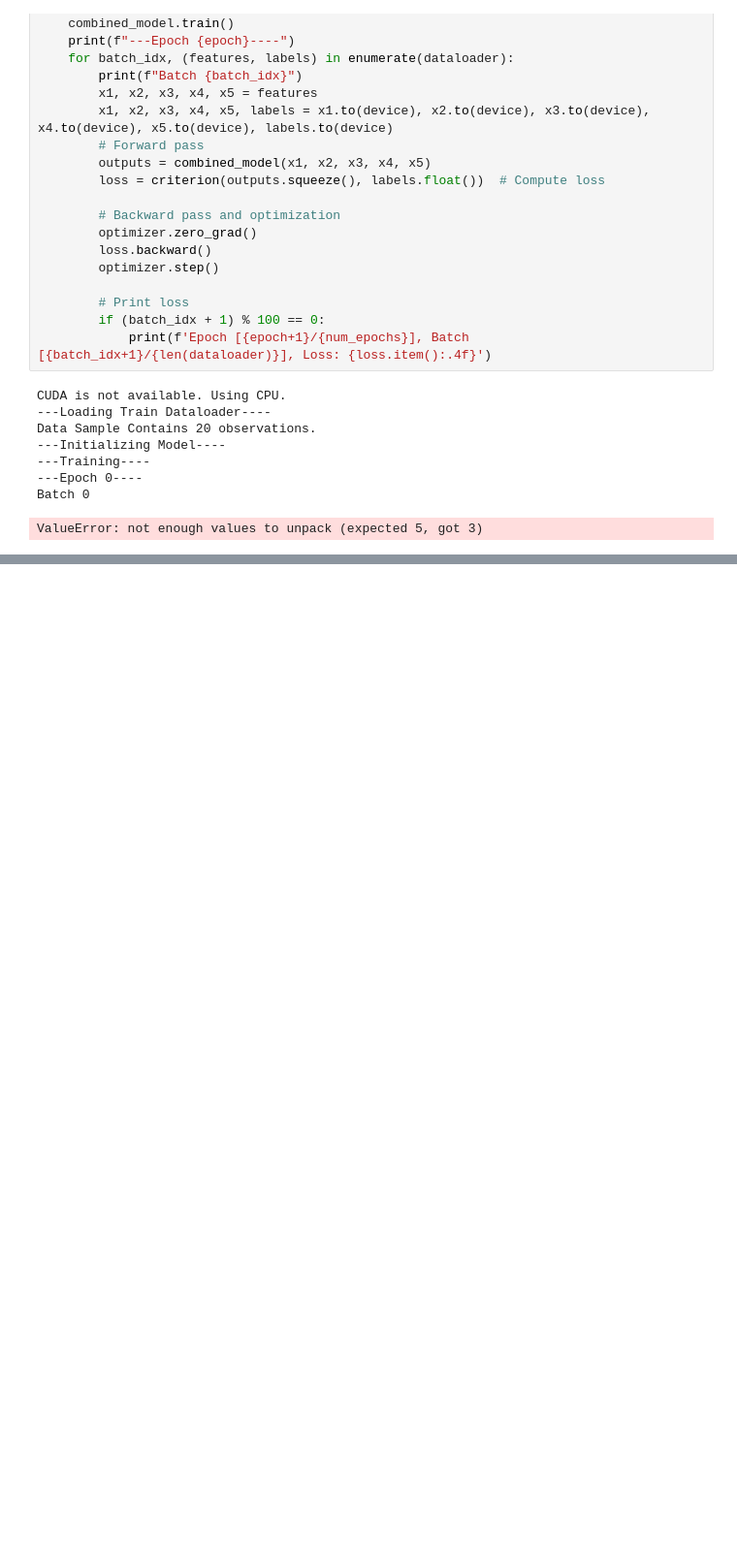
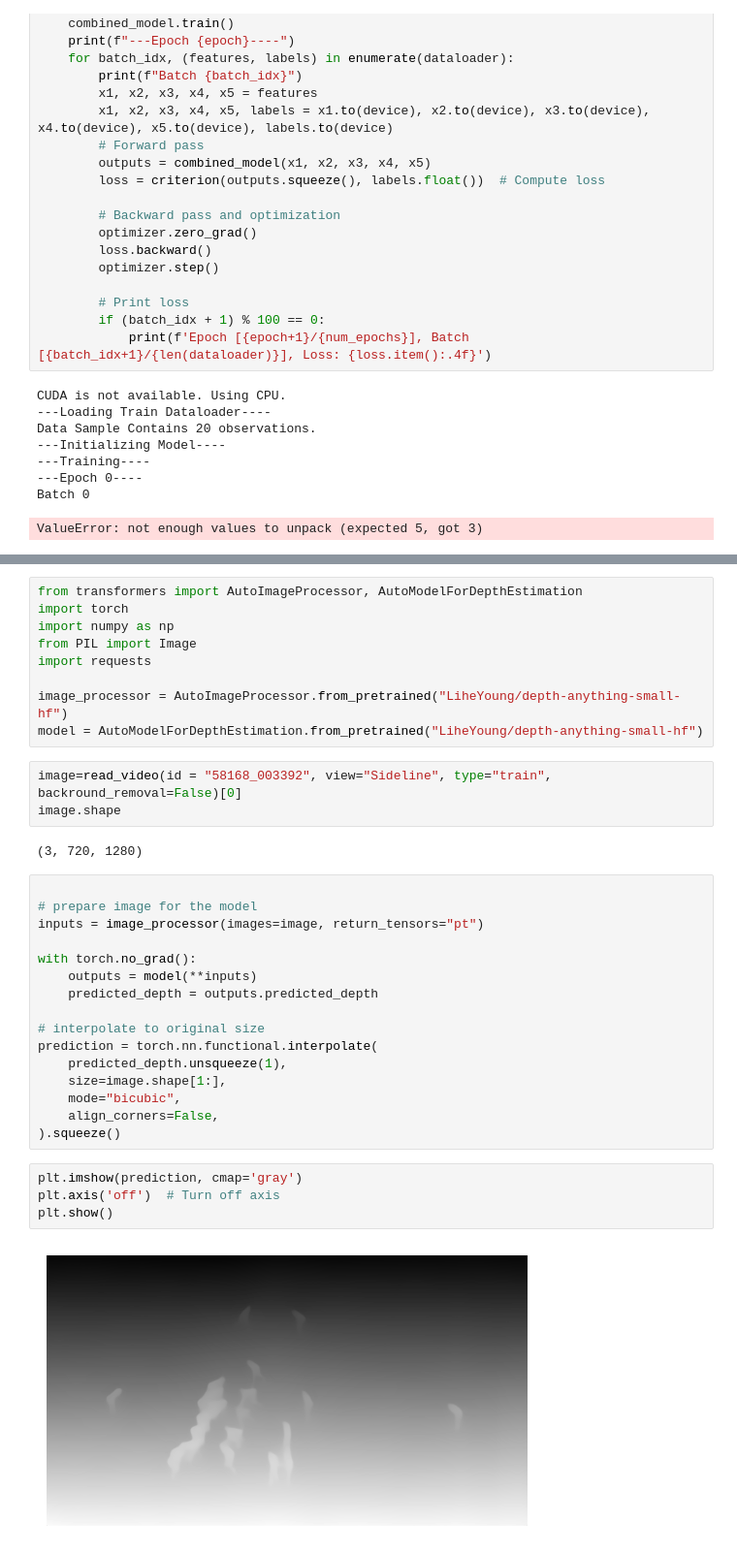
Before and after one commit to nickb1125/Contact-Detection, a Jupyter notebook: scrath.ipynb, the cells around one changed output, grey strips where cells are left out. Shown at 97% size. Saved outputs shown, nothing was run; the diff lists cells and outputs as text; blank space fills up the shorter version.

```diff
--- a/scrath.ipynb
+++ b/scrath.ipynb
@@ -252,0 +284,36 @@ ValueError: not enough values to unpack (expected 5, got 3)
+# %%
+from transformers import AutoImageProcessor, AutoModelForDepthEstimation
+import torch
+import numpy as np
+from PIL import Image
+import requests
+
+image_processor = AutoImageProcessor.from_pretrained("LiheYoung/depth-anything-small-hf")
+model = AutoModelForDepthEstimation.from_pretrained("LiheYoung/depth-anything-small-hf")
+# %%
+image=read_video(id = "58168_003392", view="Sideline", type="train", backround_removal=False)[0]
+image.shape
+# %% [output]
+(3, 720, 1280)
+# %%
+
+# prepare image for the model
+inputs = image_processor(images=image, return_tensors="pt")
+
+with torch.no_grad():
+    outputs = model(**inputs)
+    predicted_depth = outputs.predicted_depth
+
+# interpolate to original size
+prediction = torch.nn.functional.interpolate(
+    predicted_depth.unsqueeze(1),
+    size=image.shape[1:],
+    mode="bicubic",
+    align_corners=False,
+).squeeze()
+# %%
+plt.imshow(prediction, cmap='gray')
+plt.axis('off')  # Turn off axis
+plt.show()
+# %% [output]
+[figure, added]
```
Also changed, not shown: parts of 5 cells of this notebook, 1 other file.
